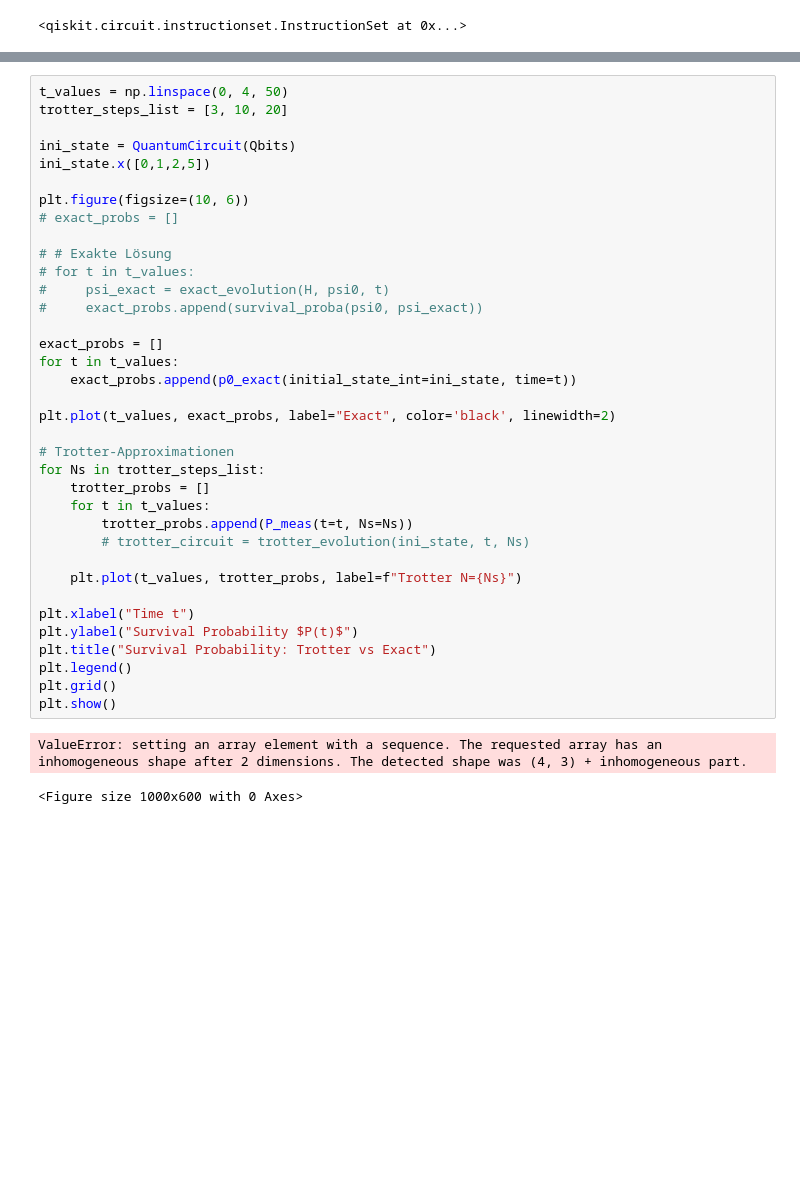
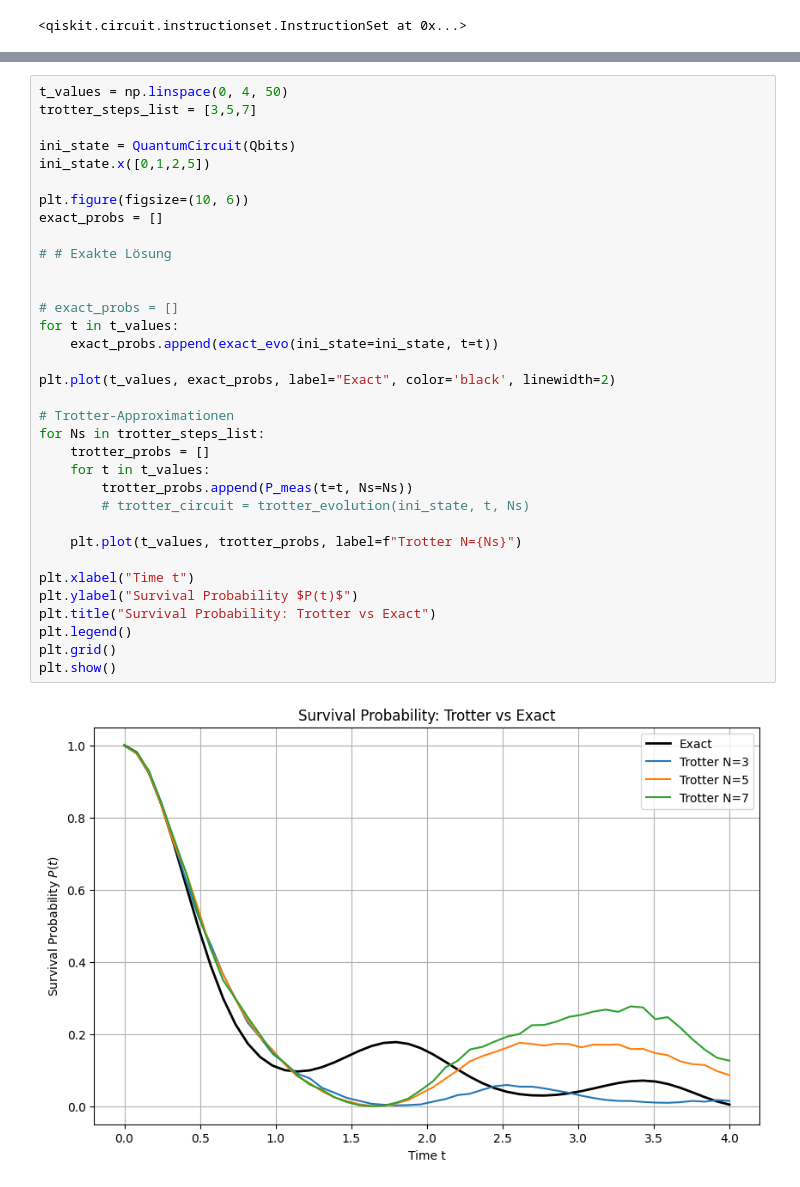
Before and after one commit to FelixSchunder/Quantum-Computing, a Jupyter notebook: Exam.ipynb, the cells around one changed output, grey strips where cells are left out. Cells and saved outputs as stored; diff of their text form; blank space fills up the shorter version.

```diff
--- a/Exam.ipynb
+++ b/Exam.ipynb
@@ -242,42 +256,39 @@ def p0_exact(initial_state_int, time):
 # %%
 t_values = np.linspace(0, 4, 50)
-trotter_steps_list = [3, 10, 20]
+trotter_steps_list = [3,5,7]
 
 ini_state = QuantumCircuit(Qbits)
 ini_state.x([0,1,2,5])
 
 plt.figure(figsize=(10, 6))
-# exact_probs = []
+exact_probs = []
 
 # # Exakte Lösung
-# for t in t_values:
-#     psi_exact = exact_evolution(H, psi0, t)
-#     exact_probs.append(survival_proba(psi0, psi_exact))
 
-exact_probs = []
+
+# exact_probs = []
 for t in t_values:
-    exact_probs.append(p0_exact(initial_state_int=ini_state, time=t))
+    exact_probs.append(exact_evo(ini_state=ini_state, t=t))
 
 plt.plot(t_values, exact_probs, label="Exact", color='black', linewidth=2)
 
 # Trotter-Approximationen
 for Ns in trotter_steps_list:
     trotter_probs = []
     for t in t_values:
         trotter_probs.append(P_meas(t=t, Ns=Ns))
         # trotter_circuit = trotter_evolution(ini_state, t, Ns)
 
     plt.plot(t_values, trotter_probs, label=f"Trotter N={Ns}")
 
 plt.xlabel("Time t")
 plt.ylabel("Survival Probability $P(t)$")
 plt.title("Survival Probability: Trotter vs Exact")
 plt.legend()
 plt.grid()
 plt.show()
 # %% [output]
-ValueError: setting an array element with a sequence. The requested array has an inhomogeneous shape after 2 dimensions. The detected shape was (4, 3) + inhomogeneous part.
-<Figure size 1000x600 with 0 Axes>
+[figure, added]
 # %%
 p_charge_dic = {'00':'0', '01':'1','10':'1','11':'2'}
 p_spin_dic = {'00':'0', '01':'1','10':'-1','11':'0'}
```
Also changed, not shown: parts of 5 cells of this notebook.
